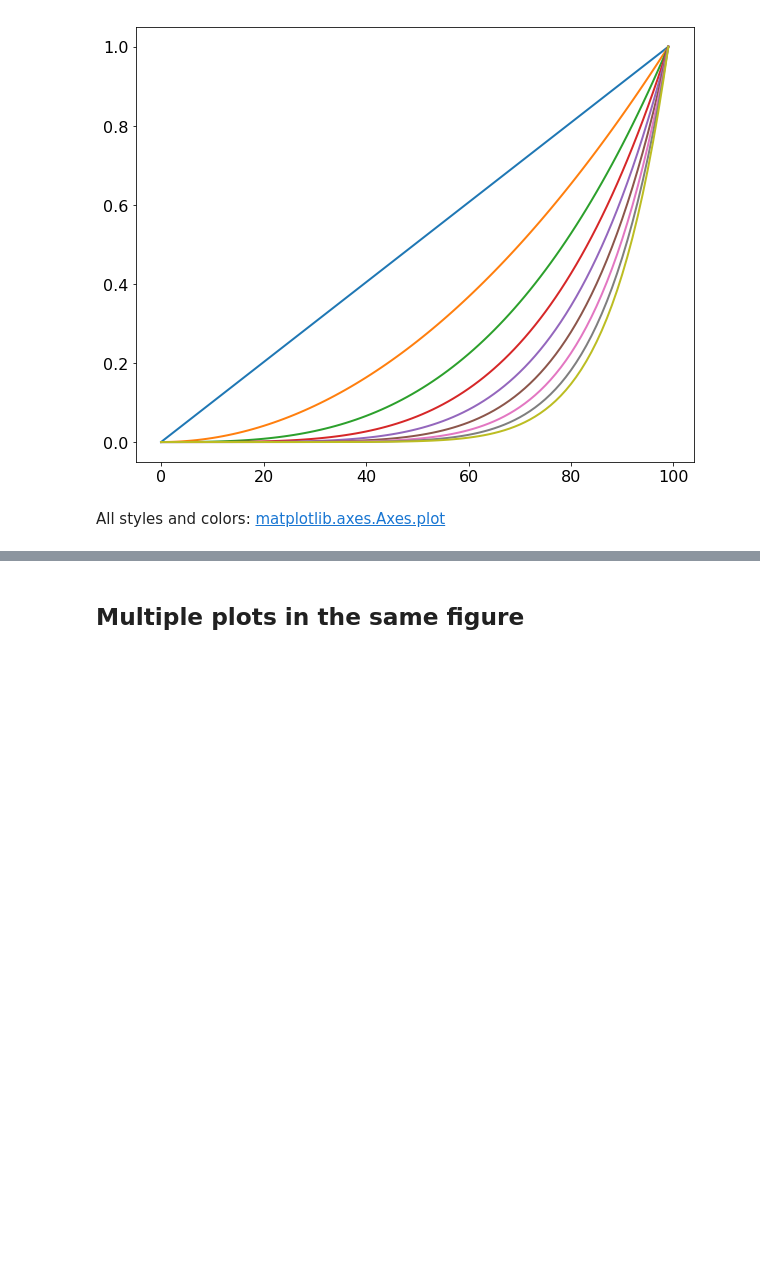
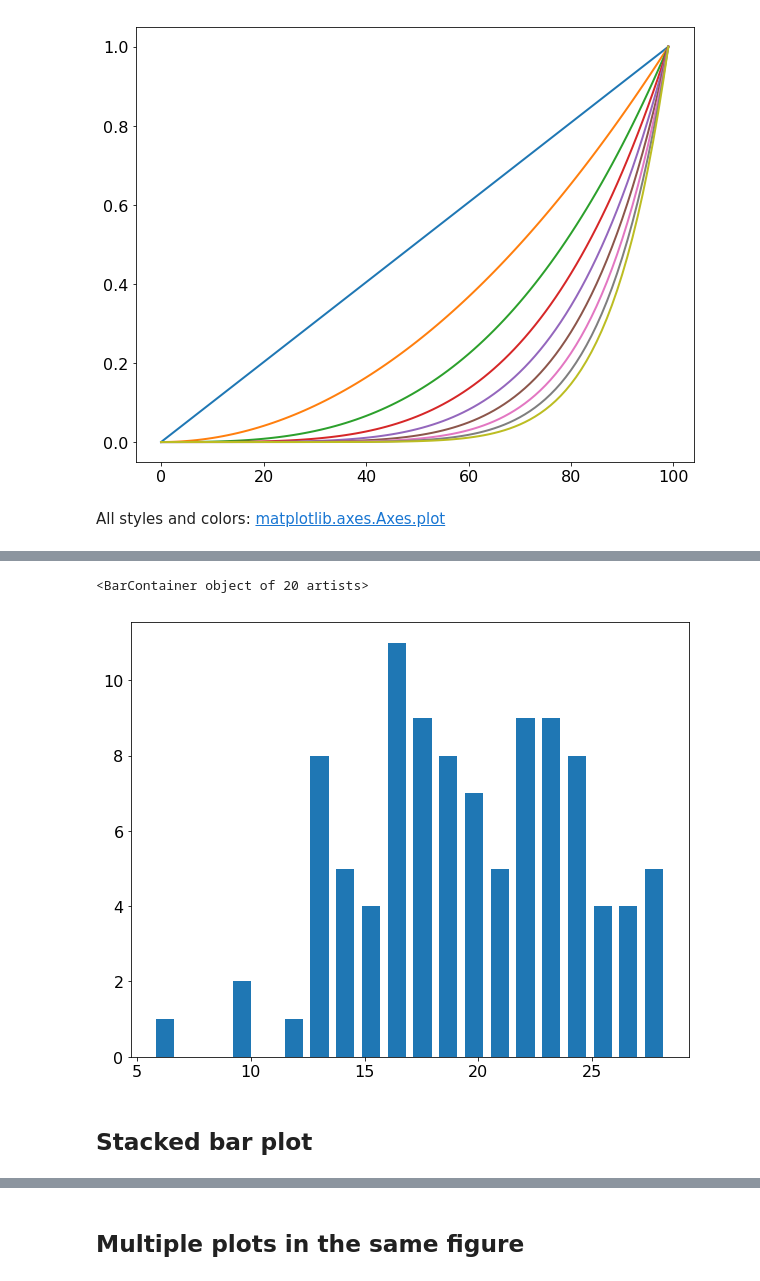
Before and after one commit to ftorradeflot/PythonMasterIFAE, a Jupyter notebook: matplotlib.ipynb, the cells around one changed output, grey strips where cells are left out. Drawn from its saved outputs; the diff is of its cells as text; code cells hidden in the pictures; blank space fills up the shorter version.

```diff
--- a/matplotlib.ipynb
+++ b/matplotlib.ipynb
@@ -272,0 +187,14 @@ plt.legend(loc='best');
+# %%
+# Reusing the data from the 1D histogram
+centers = (bins[:-1] + bins[1:])/2.
+plt.bar(centers, counts)
+
+# Not exactly the plot we had previously
+# We have to set the width of the bar to the width of the bin
+#bin_width = bins[1:] - bins[:-1]
+#plt.bar(centers, counts, bin_width)
+# %% [output]
+<BarContainer object of 20 artists>
+[figure, added]
+# %% [markdown]
+## Stacked bar plot
```
Also changed, not shown: parts of 43 cells of this notebook, 1 other file.
